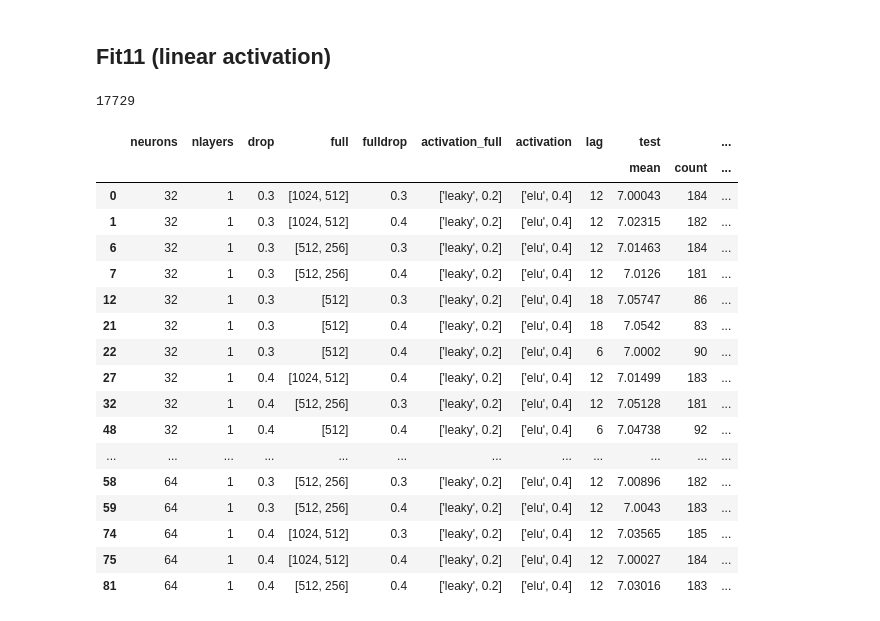
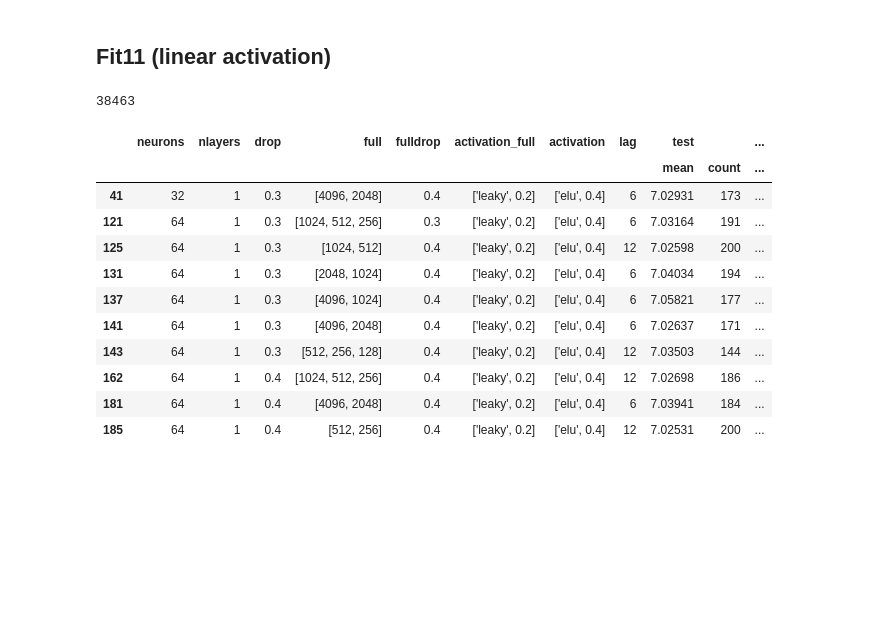
Before and after one commit to bejar/Wind, a Jupyter notebook: Notebooks/Tunning/ParameterTunningRNNS2S.ipynb, the cells around one changed output. Saved outputs shown, nothing was run; the diff lists cells and outputs as text; code cells hidden in the pictures; blank space fills up the shorter version.

```diff
--- a/Notebooks/Tunning/ParameterTunningRNNS2S.ipynb
+++ b/Notebooks/Tunning/ParameterTunningRNNS2S.ipynb
@@ -385,25 +385,19 @@ results = DBResults(conn=mongolocaltest)
 
 results.results_dataframe_retrieve(query, arch=['neurons', 'nlayers', 'drop', 'full', 'fulldrop','activation_full', 'activation'], data=['lag'])
 # %%
-results.results_dataframe_aggregate(threshold=7)
+results.results_dataframe_aggregate(threshold=7.025)
 # %% [output]
-17729
+38463
 |  | neurons | nlayers | drop | full | fulldrop | activation_full | activation | lag | test |  | ... |
 |  |  |  |  |  |  |  |  |  | mean | count | ... |
-| 0 | 32 | 1 | 0.3 | [1024, 512] | 0.3 | ['leaky', 0.2] | ['elu', 0.4] | 12 | 7.00043 | 184 | ... |
-| 1 | 32 | 1 | 0.3 | [1024, 512] | 0.4 | ['leaky', 0.2] | ['elu', 0.4] | 12 | 7.02315 | 182 | ... |
-| 6 | 32 | 1 | 0.3 | [512, 256] | 0.3 | ['leaky', 0.2] | ['elu', 0.4] | 12 | 7.01463 | 184 | ... |
-| 7 | 32 | 1 | 0.3 | [512, 256] | 0.4 | ['leaky', 0.2] | ['elu', 0.4] | 12 | 7.0126 | 181 | ... |
-| 12 | 32 | 1 | 0.3 | [512] | 0.3 | ['leaky', 0.2] | ['elu', 0.4] | 18 | 7.05747 | 86 | ... |
-| 21 | 32 | 1 | 0.3 | [512] | 0.4 | ['leaky', 0.2] | ['elu', 0.4] | 18 | 7.0542 | 83 | ... |
-| 22 | 32 | 1 | 0.3 | [512] | 0.4 | ['leaky', 0.2] | ['elu', 0.4] | 6 | 7.0002 | 90 | ... |
-| 27 | 32 | 1 | 0.4 | [1024, 512] | 0.4 | ['leaky', 0.2] | ['elu', 0.4] | 12 | 7.01499 | 183 | ... |
-| 32 | 32 | 1 | 0.4 | [512, 256] | 0.3 | ['leaky', 0.2] | ['elu', 0.4] | 12 | 7.05128 | 181 | ... |
-| 48 | 32 | 1 | 0.4 | [512] | 0.4 | ['leaky', 0.2] | ['elu', 0.4] | 6 | 7.04738 | 92 | ... |
-| ... | ... | ... | ... | ... | ... | ... | ... | ... | ... | ... | ... |
-| 58 | 64 | 1 | 0.3 | [512, 256] | 0.3 | ['leaky', 0.2] | ['elu', 0.4] | 12 | 7.00896 | 182 | ... |
-| 59 | 64 | 1 | 0.3 | [512, 256] | 0.4 | ['leaky', 0.2] | ['elu', 0.4] | 12 | 7.0043 | 183 | ... |
-| 74 | 64 | 1 | 0.4 | [1024, 512] | 0.3 | ['leaky', 0.2] | ['elu', 0.4] | 12 | 7.03565 | 185 | ... |
-| 75 | 64 | 1 | 0.4 | [1024, 512] | 0.4 | ['leaky', 0.2] | ['elu', 0.4] | 12 | 7.00027 | 184 | ... |
-| 81 | 64 | 1 | 0.4 | [512, 256] | 0.4 | ['leaky', 0.2] | ['elu', 0.4] | 12 | 7.03016 | 183 | ... |
+| 41 | 32 | 1 | 0.3 | [4096, 2048] | 0.4 | ['leaky', 0.2] | ['elu', 0.4] | 6 | 7.02931 | 173 | ... |
+| 121 | 64 | 1 | 0.3 | [1024, 512, 256] | 0.3 | ['leaky', 0.2] | ['elu', 0.4] | 6 | 7.03164 | 191 | ... |
+| 125 | 64 | 1 | 0.3 | [1024, 512] | 0.4 | ['leaky', 0.2] | ['elu', 0.4] | 12 | 7.02598 | 200 | ... |
+| 131 | 64 | 1 | 0.3 | [2048, 1024] | 0.4 | ['leaky', 0.2] | ['elu', 0.4] | 6 | 7.04034 | 194 | ... |
+| 137 | 64 | 1 | 0.3 | [4096, 1024] | 0.4 | ['leaky', 0.2] | ['elu', 0.4] | 6 | 7.05821 | 177 | ... |
+| 141 | 64 | 1 | 0.3 | [4096, 2048] | 0.4 | ['leaky', 0.2] | ['elu', 0.4] | 6 | 7.02637 | 171 | ... |
+| 143 | 64 | 1 | 0.3 | [512, 256, 128] | 0.4 | ['leaky', 0.2] | ['elu', 0.4] | 12 | 7.03503 | 144 | ... |
+| 162 | 64 | 1 | 0.4 | [1024, 512, 256] | 0.4 | ['leaky', 0.2] | ['elu', 0.4] | 12 | 7.02698 | 186 | ... |
+| 181 | 64 | 1 | 0.4 | [4096, 2048] | 0.4 | ['leaky', 0.2] | ['elu', 0.4] | 6 | 7.03941 | 184 | ... |
+| 185 | 64 | 1 | 0.4 | [512, 256] | 0.4 | ['leaky', 0.2] | ['elu', 0.4] | 12 | 7.02531 | 200 | ... |
 # %%
```
Also changed, not shown: parts of 1 cell of this notebook, 3 other files.
